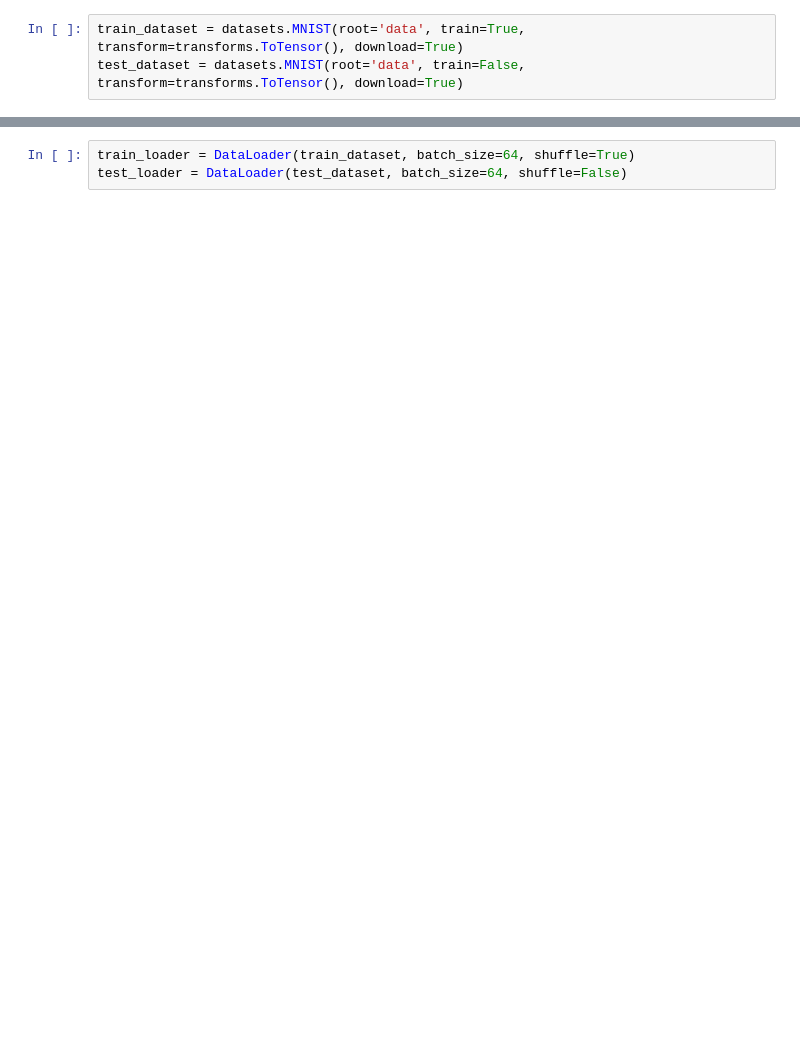
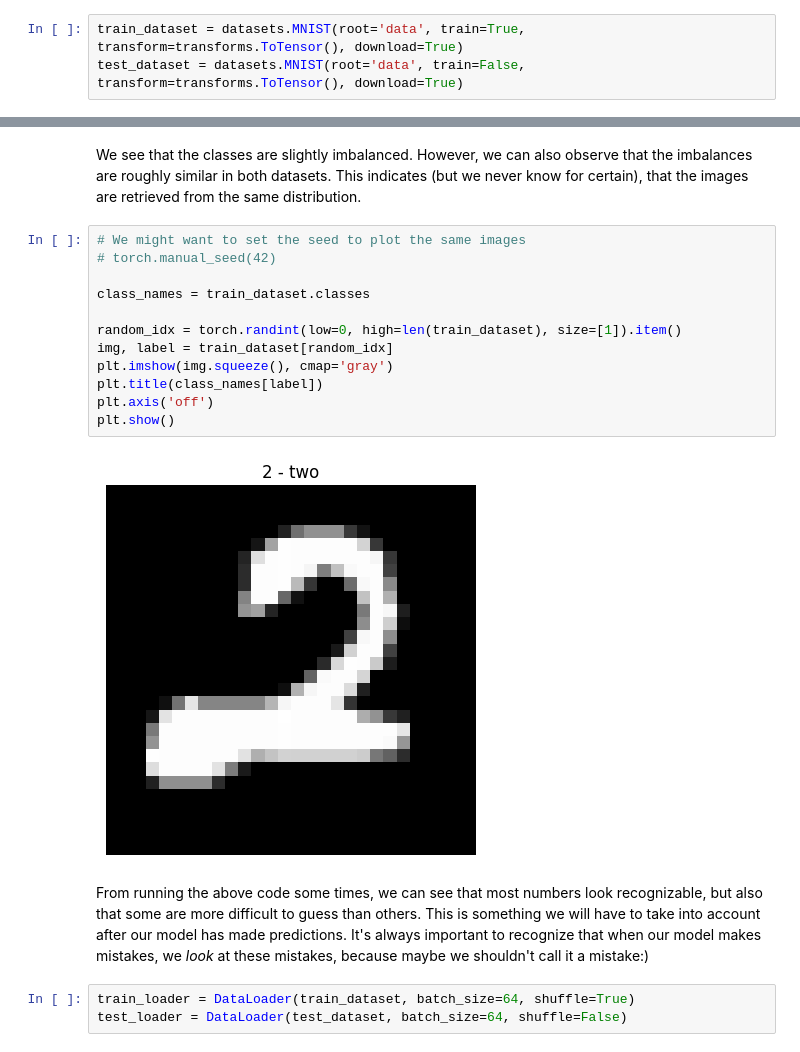
Before and after one commit to AlexanderAKM/MNIST-tutorials, a Jupyter notebook: MNIST.ipynb, the cells around one changed output, grey strips where cells are left out. Cells and saved outputs as stored; diff of their text form; blank space fills up the shorter version.

```diff
--- a/MNIST.ipynb
+++ b/MNIST.ipynb
@@ -16,3 +52,21 @@ plt.title
+# %% [markdown]
+We see that the classes are slightly imbalanced. However, we can also observe that the imbalances are roughly similar in both datasets. This indicates (but we never know for certain), that the images are retrieved from the same distribution.
+# %%
+# We might want to set the seed to plot the same images
+# torch.manual_seed(42)
+
+class_names = train_dataset.classes
+
+random_idx = torch.randint(low=0, high=len(train_dataset), size=[1]).item()
+img, label = train_dataset[random_idx]
+plt.imshow(img.squeeze(), cmap='gray')
+plt.title(class_names[label])
+plt.axis('off')
+plt.show()
+# %% [output]
+[figure, added]
+# %% [markdown]
+From running the above code some times, we can see that most numbers look recognizable, but also that some are more difficult to guess than others. This is something we will have to take into account after our model has made predictions. It's always important to recognize that when our model makes mistakes, we *look* at these mistakes, because maybe we shouldn't call it a mistake:)
 # %%
 train_loader = DataLoader(train_dataset, batch_size=64, shuffle=True)
 test_loader = DataLoader(test_dataset, batch_size=64, shuffle=False)
```
Also changed, not shown: parts of 8 cells of this notebook.
